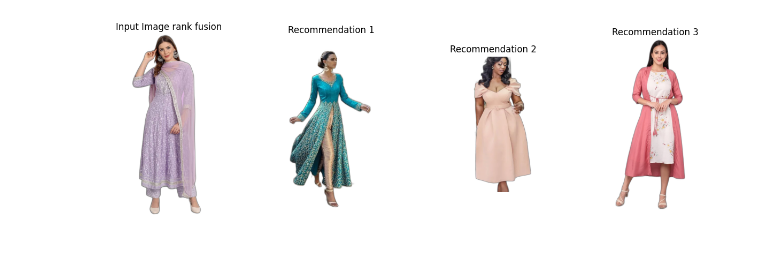
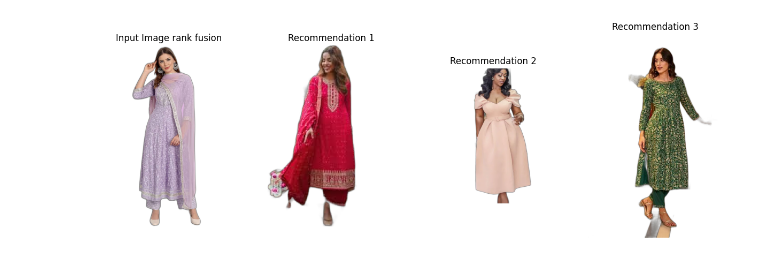
Before and after one commit to Alberto-Ruiz-CTS/ProjectIII, a Jupyter notebook: model_testing_pytorch/model_testing.ipynb, the cells around one changed output. Saved outputs shown, nothing was run; the diff lists cells and outputs as text; code cells hidden in the pictures.

Commit message:
update fusion rank

```diff
--- a/model_testing_pytorch/model_testing.ipynb
+++ b/model_testing_pytorch/model_testing.ipynb
@@ -9,7 +9,7 @@ import warnings
 warnings.filterwarnings("ignore")
 # %%
 #If train mode is active we are training the features, if false we are using the features save it in the .pkl file
-train_mode = True
+train_mode = False
 # %%
 #Create new folder to save the images without background
 if os.path.isdir(p.new_path) == False:
@@ -29,7 +29,7 @@ test_models = {
     "resnet50": (models.resnet50(pretrained=True), 224),
     'efficientnet_b0': (models.efficientnet_b0(pretrained=True), 224),
     "vgg16": (models.vgg16(pretrained=True), 224),
-    #"googlenet": (models.googlenet(pretrained=True), 224),
+    "googlenet": (models.googlenet(pretrained=True), 224),
 }
 # %%
 #Create new folder to save the images without background
@@ -63,9 +61,17 @@ for model_name in test_models:
 
         sorted_similarities = f.similarity_extraction(p.input_path, features[model_name], method=metrics)
         sorted_sim_per_model[model_name + '_' + metrics] = sorted_similarities
+# %%
+#Define metrics to consider
+metrics = ['cosine', 'euclidean', 'manhattan']
+#metrics = ['euclidean']
+#test_models = ['googlenet']
 # %%
 #Rank the best recommendations for each model
-ranks = f.ranking_similarities(sorted_sim_per_model, top_n=10)
+ranks = f.ranking_similarities(sorted_sim_per_model, metrics, test_models, top_n=10)
 
 #Create a rank fusion of all individuals rankings
 final_dict = f.reciprocal_rank_fusion(ranks)
+
+#Show the recommendations for this image
+f.plot_recommendations(final_dict, p.input_path, model_name="rank fusion", top_n=3)
@@ -72,5 +80,8 @@ final_dict = f.reciprocal_rank_fusion(ranks)
 # %%
+#B orda algorithm
+final_dict = f.borda_count(ranks)
+
 #Show the recommendations for this image
 f.plot_recommendations(final_dict, p.input_path, model_name="rank fusion", top_n=3)
 # %% [output]
-[figure, old version]
+[figure, new version]
```
Also changed, not shown: parts of 3 cells of this notebook, 1 other file.
